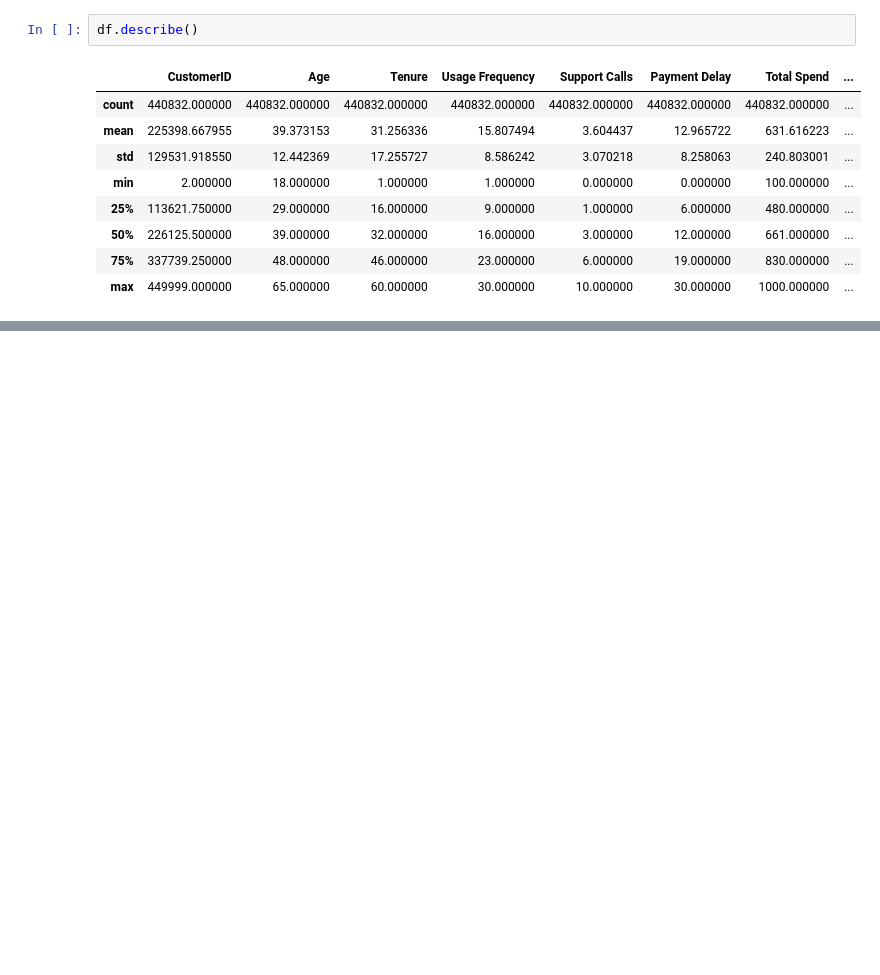
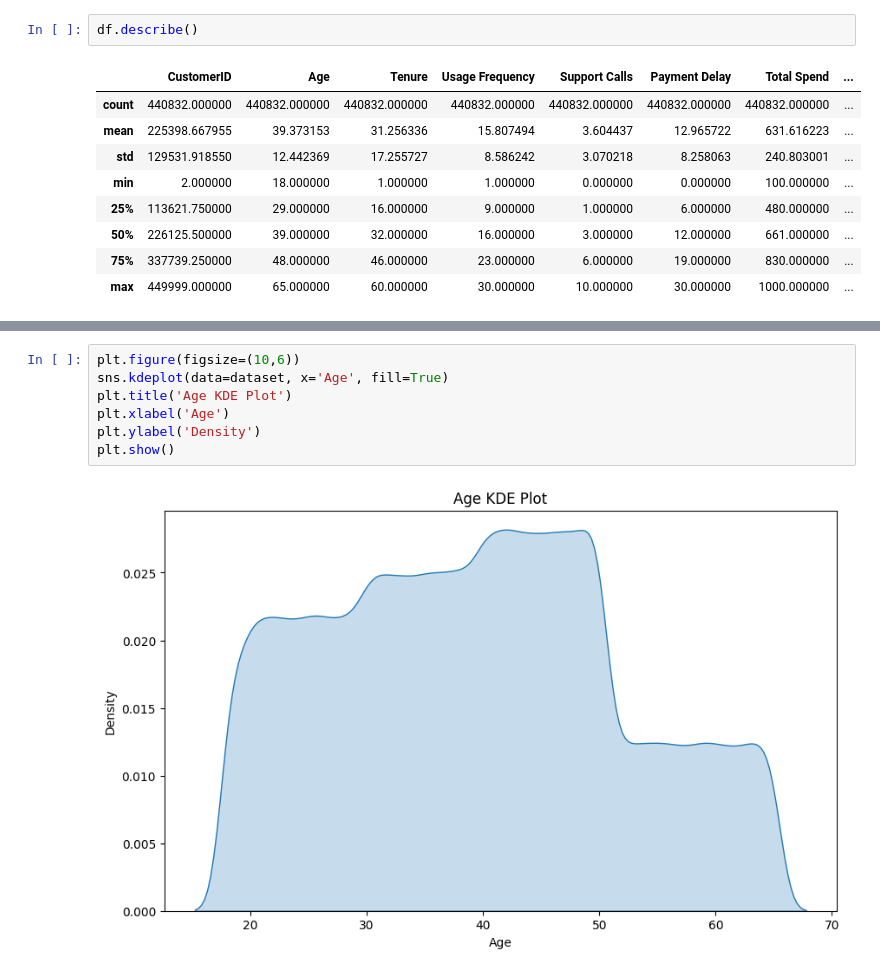
Before and after one commit to Weliviti/CodeWaveML, a Jupyter notebook: Project/Notebooks/1_EDA.ipynb, the cells around one changed output, grey strips where cells are left out. Drawn from its saved outputs; the diff is of its cells as text; blank space fills up the shorter version.

```diff
--- a/Project/Notebooks/1_EDA.ipynb
+++ b/Project/Notebooks/1_EDA.ipynb
@@ -84,0 +104,9 @@ df.describe()
+# %%
+plt.figure(figsize=(10,6))
+sns.kdeplot(data=dataset, x='Age', fill=True)
+plt.title('Age KDE Plot')
+plt.xlabel('Age')
+plt.ylabel('Density')
+plt.show()
+# %% [output]
+[figure, added]
```
Also changed, not shown: parts of 3 cells of this notebook, 2 other files.
